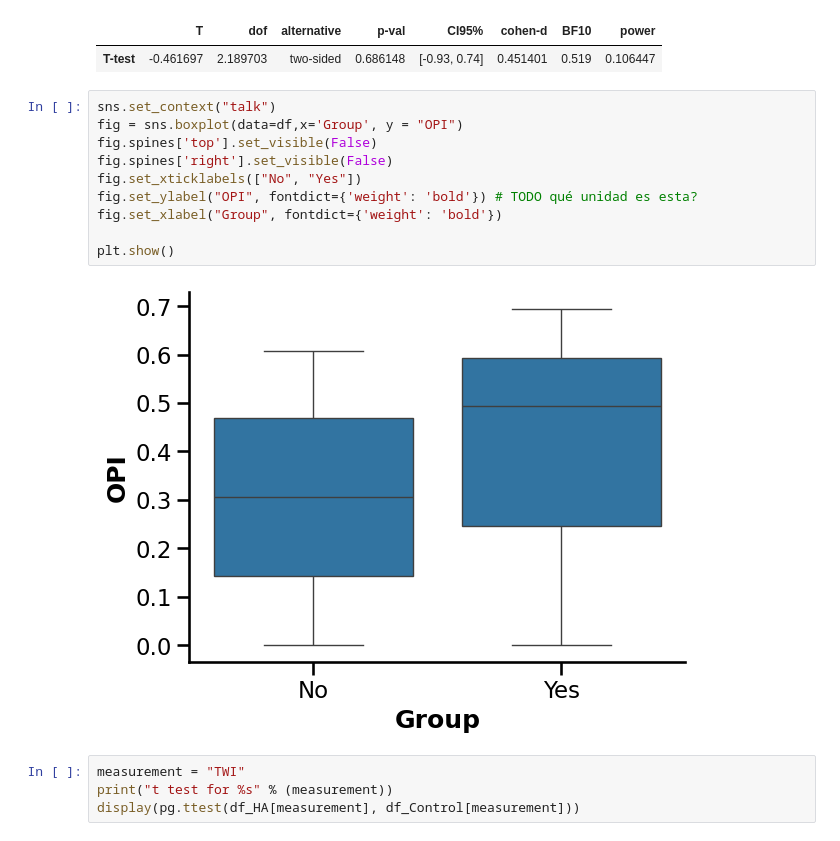
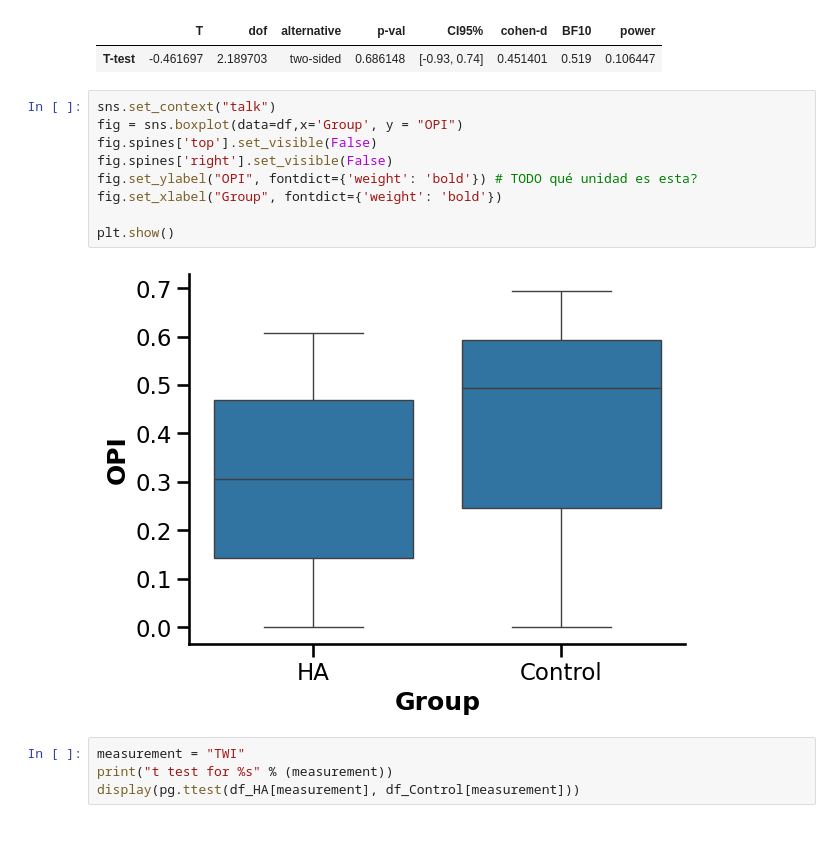
Before and after one commit to camila-maura/GIFTED-DFI, a Jupyter notebook: plots_and_analysis.ipynb, the cells around one changed output. Drawn from its saved outputs; the diff is of its cells as text.

```diff
--- a/plots_and_analysis.ipynb
+++ b/plots_and_analysis.ipynb
@@ -314,15 +314,14 @@ t test for OPI
 # %%
 sns.set_context("talk")
 fig = sns.boxplot(data=df,x='Group', y = "OPI")
 fig.spines['top'].set_visible(False)
 fig.spines['right'].set_visible(False)
-fig.set_xticklabels(["No", "Yes"])
 fig.set_ylabel("OPI", fontdict={'weight': 'bold'}) # TODO qué unidad es esta?
 fig.set_xlabel("Group", fontdict={'weight': 'bold'})
 
 plt.show()
 # %% [output]
-[figure, old version]
+[figure, new version]
 # %%
 measurement = "TWI"
 print("t test for %s" % (measurement))
```
Also changed, not shown: parts of 9 cells of this notebook, 1 other file.
